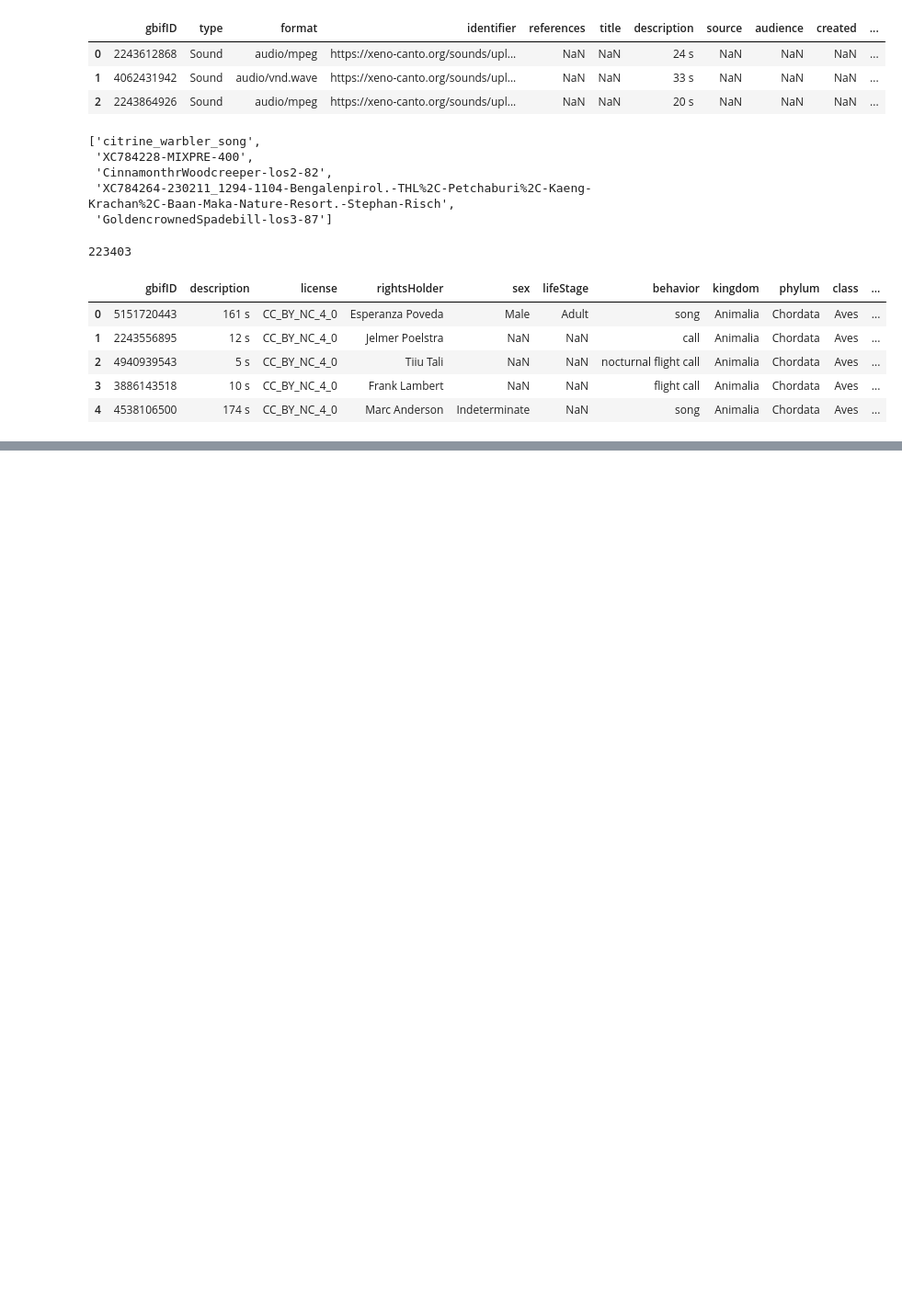
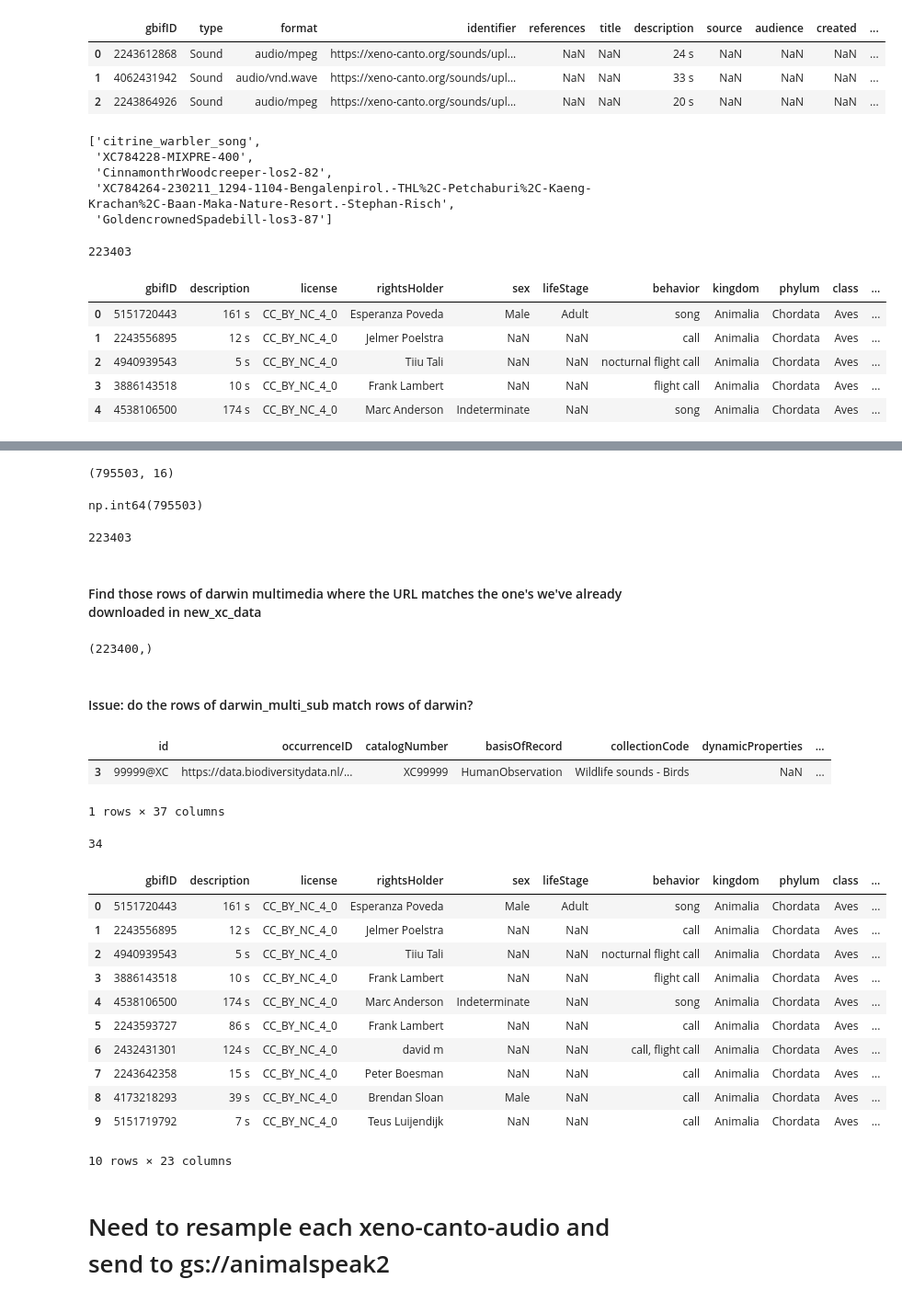
Before and after one commit to earthspecies/alp-data, a Jupyter notebook: notebooks/dataset_prep_notebooks/prep_xenocanto_2025.ipynb, the cells around one changed output, grey strips where cells are left out. Shown at 92% size. Cells and saved outputs as stored; diff of their text form; code cells hidden in the pictures; blank space fills up the shorter version.

```diff
--- a/notebooks/dataset_prep_notebooks/prep_xenocanto_2025.ipynb
+++ b/notebooks/dataset_prep_notebooks/prep_xenocanto_2025.ipynb
@@ -301,0 +367,9 @@ new_xc_data["species"]
+# %%
+darwin_multi_sub = darwin_multimedia[darwin_multimedia["type"] == "Sound"]
+darwin_multi_sub.shape
+# %% [output]
+(795503, 16)
+# %%
+(darwin_multi_sub["Identifier"] == darwin_multi_sub["accessURI"]).sum()
+# %% [output]
+np.int64(795503)
@@ -301,0 +378,60 @@ new_xc_data["species"]
+# %%
+len(urllist)
+# %% [output]
+223403
+# %% [markdown]
+#### Find those rows of darwin multimedia where the URL matches the one's we've already downloaded in new_xc_data
+# %%
+matching_inds = np.where(darwin_multi_sub["Identifier"].isin(urllist) == True)[0]
+matching_inds.shape
+# %% [output]
+(223400,)
+# %% [markdown]
+#### Issue: do the rows of darwin_multi_sub match rows of darwin?
+# %%
+coreid = darwin_multi_sub["CoreId"].iloc[matching_inds[0]]
+darwin[darwin['id'] == coreid]
+# %% [output]
+|  | id | occurrenceID | catalogNumber | basisOfRecord | collectionCode | dynamicProperties | ... |
+| 3 | 99999@XC | https://data.biodiversitydata.nl/... | XC99999 | HumanObservation | Wildlife sounds - Birds | NaN | ... |
+1 rows × 37 columns
+# %%
+latdec = [pd.NA for _ in range(len(new_xc_data))]
+longdec = [pd.NA for _ in range(len(new_xc_data))]
+vernacularname = [pd.NA for _ in range(len(new_xc_data))]
+# %%
+
+
+for i in tqdm(range(len(matching_inds))):
+
+    coreid = darwin_multi_sub["CoreId"].iloc[matching_inds[i]]
+    dsub = darwin[darwin['id'] == coreid]
+    idx = urllist.index(darwin_multi_sub["Identifier"].iloc[matching_inds[i]])
+
+    assert len(dsub) == 1, "too many matches"
+    assert dsub["rightsHolder"].iloc[0] == new_xc_data["rightsHolder"].iloc[idx], "Rights holder doesnt match"
+
+    latdec[idx] = dsub["latitudeDecimal"].iloc[0]
+    longdec[idx] = dsub["longitudeDecimal"].iloc[0]
+    vernacularname[idx] = dsub["vernacularName"].iloc[0]
+# %%
+sum([isinstance(x, pd._libs.missing.NAType) for x in latdec])
+# %% [output]
+34
+# %%
+new_xc_data_v2 = new_xc_data.assign(**{"latitudeDecimal": latdec, "longitudeDecimal": longdec, "vernacularName": vernacularname},)
+# %%
+new_xc_data_v2.head(10)
+# %% [output]
+|  | gbifID | description | license | rightsHolder | sex | lifeStage | behavior | kingdom | phylum | class | ... |
+| 0 | 5151720443 | 161 s | CC_BY_NC_4_0 | Esperanza Poveda | Male | Adult | song | Animalia | Chordata | Aves | ... |
+| 1 | 2243556895 | 12 s | CC_BY_NC_4_0 | Jelmer Poelstra | NaN | NaN | call | Animalia | Chordata | Aves | ... |
+| 2 | 4940939543 | 5 s | CC_BY_NC_4_0 | Tiiu Tali | NaN | NaN | nocturnal flight call | Animalia | Chordata | Aves | ... |
+| 3 | 3886143518 | 10 s | CC_BY_NC_4_0 | Frank Lambert | NaN | NaN | flight call | Animalia | Chordata | Aves | ... |
+| 4 | 4538106500 | 174 s | CC_BY_NC_4_0 | Marc Anderson | Indeterminate | NaN | song | Animalia | Chordata | Aves | ... |
+| 5 | 2243593727 | 86 s | CC_BY_NC_4_0 | Frank Lambert | NaN | NaN | call | Animalia | Chordata | Aves | ... |
+| 6 | 2432431301 | 124 s | CC_BY_NC_4_0 | david m | NaN | NaN | call, flight call | Animalia | Chordata | Aves | ... |
+| 7 | 2243642358 | 15 s | CC_BY_NC_4_0 | Peter Boesman | NaN | NaN | call | Animalia | Chordata | Aves | ... |
+| 8 | 4173218293 | 39 s | CC_BY_NC_4_0 | Brendan Sloan | Male | NaN | call | Animalia | Chordata | Aves | ... |
+| 9 | 5151719792 | 7 s | CC_BY_NC_4_0 | Teus Luijendijk | NaN | NaN | call | Animalia | Chordata | Aves | ... |
+10 rows × 23 columns
@@ -301,0 +440,2 @@ new_xc_data["species"]
+# %% [markdown]
+# Need to resample each xeno-canto-audio and send to gs://animalspeak2
```
Also changed, not shown: parts of 14 cells of this notebook, 1 other file.
